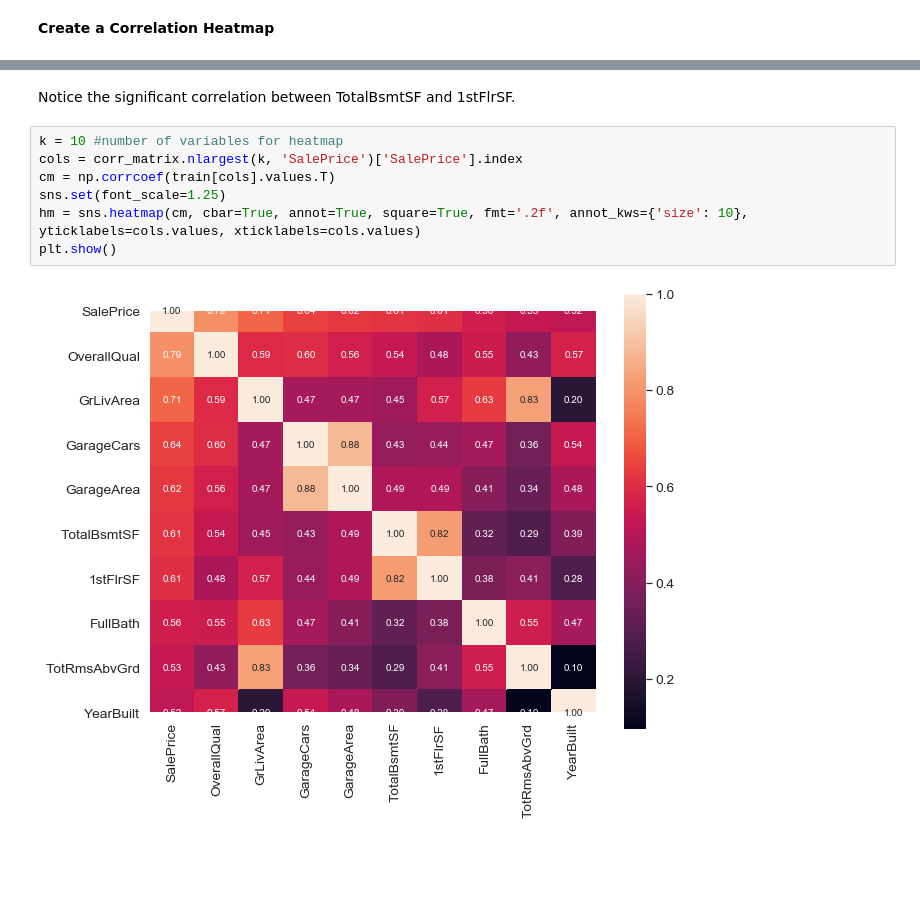
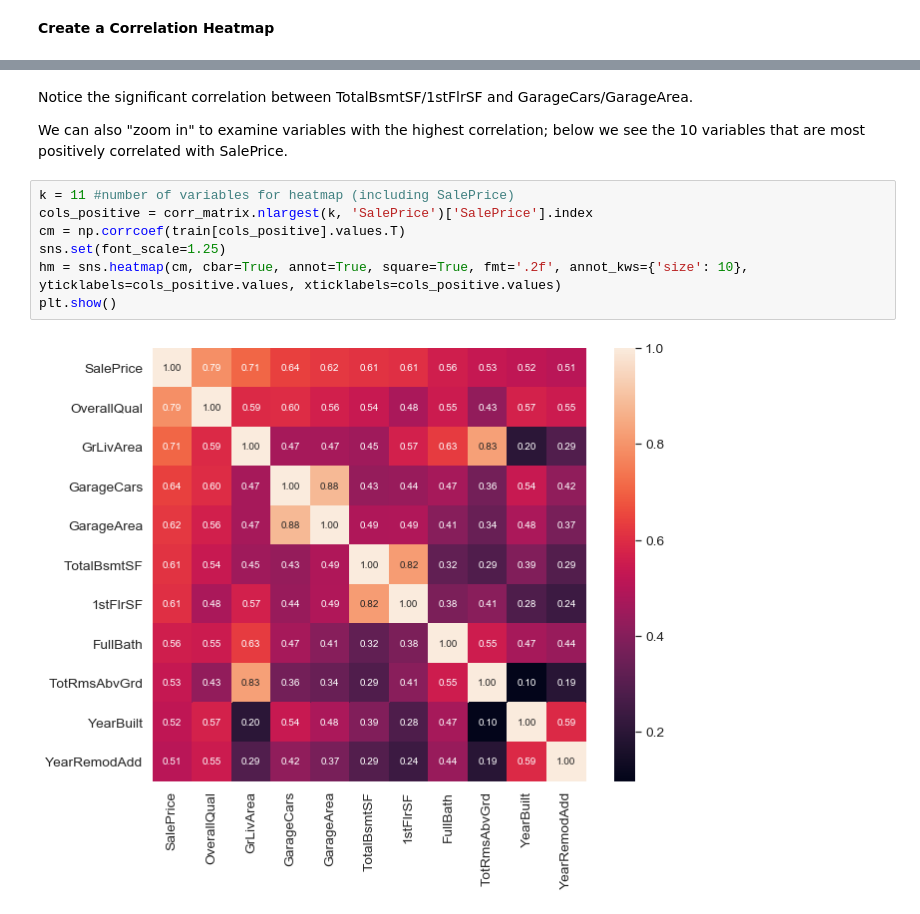
Before and after one commit to amypeniston/kaggle-competitions, a Jupyter notebook: house-prices/1_EDA.ipynb, the cells around one changed output, grey strips where cells are left out. Drawn from its saved outputs; the diff is of its cells as text; blank space fills up the shorter version.

```diff
--- a/house-prices/1_EDA.ipynb
+++ b/house-prices/1_EDA.ipynb
@@ -146,11 +176,13 @@ plt.show()
-# %% [markdown]
-Notice the significant correlation between TotalBsmtSF and 1stFlrSF.
+# %% [markdown]
+Notice the significant correlation between TotalBsmtSF/1stFlrSF and GarageCars/GarageArea.
+
+We can also "zoom in" to examine variables with the highest correlation; below we see the 10 variables that are most positively correlated with SalePrice.
 # %%
-k = 10 #number of variables for heatmap
-cols = corr_matrix.nlargest(k, 'SalePrice')['SalePrice'].index
-cm = np.corrcoef(train[cols].values.T)
+k = 11 #number of variables for heatmap (including SalePrice)
+cols_positive = corr_matrix.nlargest(k, 'SalePrice')['SalePrice'].index
+cm = np.corrcoef(train[cols_positive].values.T)
 sns.set(font_scale=1.25)
-hm = sns.heatmap(cm, cbar=True, annot=True, square=True, fmt='.2f', annot_kws={'size': 10}, yticklabels=cols.values, xticklabels=cols.values)
+hm = sns.heatmap(cm, cbar=True, annot=True, square=True, fmt='.2f', annot_kws={'size': 10}, yticklabels=cols_positive.values, xticklabels=cols_positive.values)
 plt.show()
 # %% [output]
-[figure, old version]
+[figure, new version]
```
Also changed, not shown: parts of 17 cells of this notebook.
